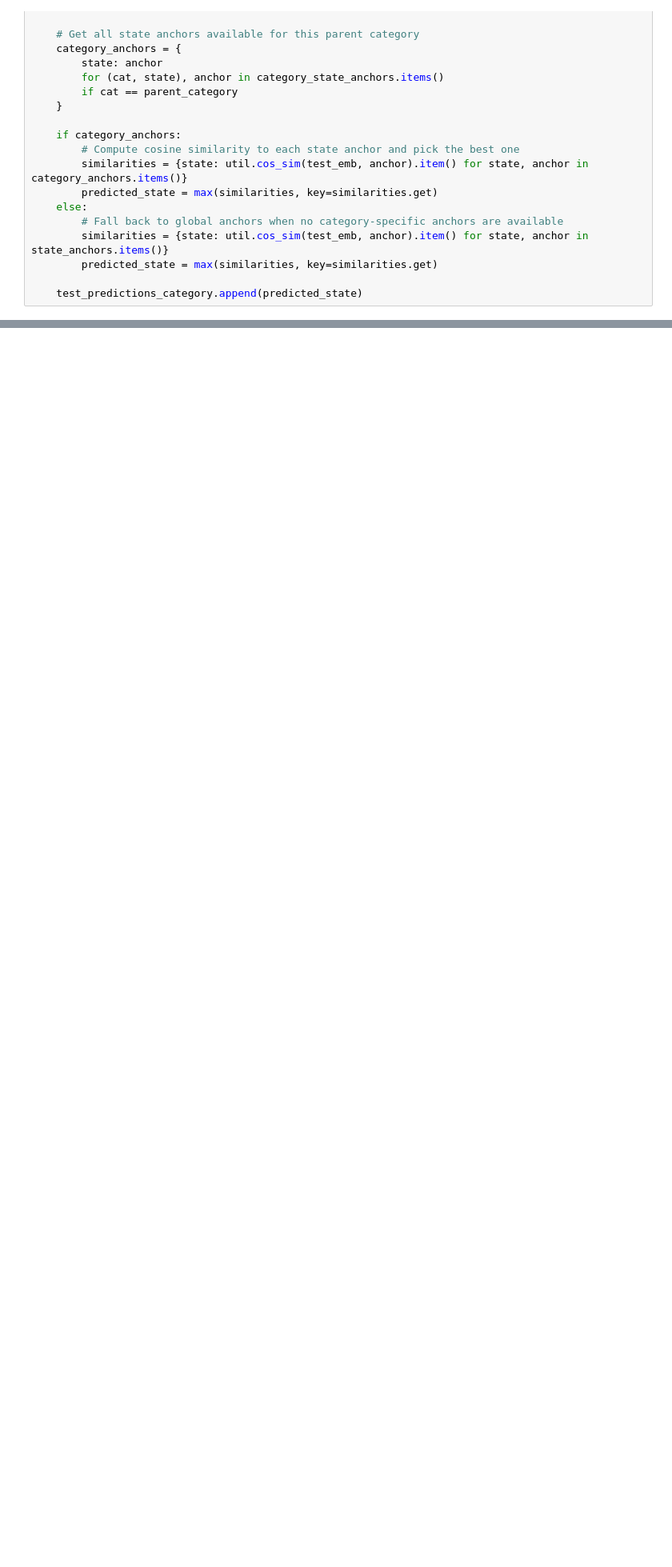
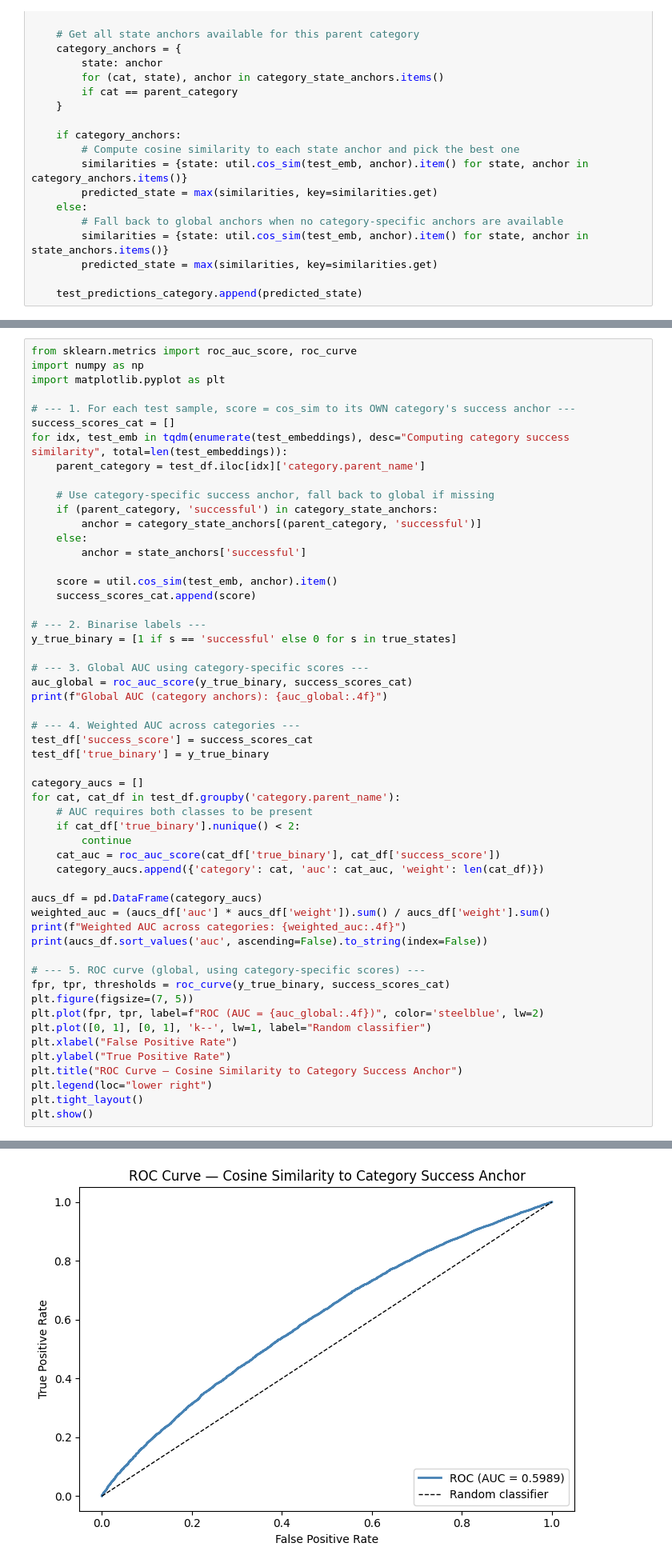
Before and after one commit to louismartino/TA_Group-Project, a Jupyter notebook: baseline/anchor_embeddings.ipynb, the cells around one changed output, grey strips where cells are left out. Shown at 80% size. Drawn from its saved outputs; the diff is of its cells as text; blank space fills up the shorter version.

```diff
--- a/baseline/anchor_embeddings.ipynb
+++ b/baseline/anchor_embeddings.ipynb
@@ -250,3 +281,58 @@ print(f"Global Weighted F1 Score: {global_weighted_f1:.4f}")
 # %% [output]
 Global Weighted Accuracy: 0.6692
 Global Weighted F1 Score: 0.6806
+# %%
+from sklearn.metrics import roc_auc_score, roc_curve
+import numpy as np
+import matplotlib.pyplot as plt
+
+# --- 1. For each test sample, score = cos_sim to its OWN category's success anchor ---
+success_scores_cat = []
+for idx, test_emb in tqdm(enumerate(test_embeddings), desc="Computing category success similarity", total=len(test_embeddings)):
+    parent_category = test_df.iloc[idx]['category.parent_name']
+
+    # Use category-specific success anchor, fall back to global if missing
+    if (parent_category, 'successful') in category_state_anchors:
+        anchor = category_state_anchors[(parent_category, 'successful')]
+    else:
+        anchor = state_anchors['successful']
+
+    score = util.cos_sim(test_emb, anchor).item()
+    success_scores_cat.append(score)
+
+# --- 2. Binarise labels ---
+y_true_binary = [1 if s == 'successful' else 0 for s in true_states]
+
+# --- 3. Global AUC using category-specific scores ---
+auc_global = roc_auc_score(y_true_binary, success_scores_cat)
+print(f"Global AUC (category anchors): {auc_global:.4f}")
+
+# --- 4. Weighted AUC across categories ---
+test_df['success_score'] = success_scores_cat
+test_df['true_binary'] = y_true_binary
+
+category_aucs = []
+for cat, cat_df in test_df.groupby('category.parent_name'):
+    # AUC requires both classes to be present
+    if cat_df['true_binary'].nunique() < 2:
+        continue
+    cat_auc = roc_auc_score(cat_df['true_binary'], cat_df['success_score'])
+    category_aucs.append({'category': cat, 'auc': cat_auc, 'weight': len(cat_df)})
+
+aucs_df = pd.DataFrame(category_aucs)
+weighted_auc = (aucs_df['auc'] * aucs_df['weight']).sum() / aucs_df['weight'].sum()
+print(f"Weighted AUC across categories: {weighted_auc:.4f}")
+print(aucs_df.sort_values('auc', ascending=False).to_string(index=False))
+
+# --- 5. ROC curve (global, using category-specific scores) ---
+fpr, tpr, thresholds = roc_curve(y_true_binary, success_scores_cat)
+plt.figure(figsize=(7, 5))
+plt.plot(fpr, tpr, label=f"ROC (AUC = {auc_global:.4f})", color='steelblue', lw=2)
+plt.plot([0, 1], [0, 1], 'k--', lw=1, label="Random classifier")
+plt.xlabel("False Positive Rate")
+plt.ylabel("True Positive Rate")
+plt.title("ROC Curve — Cosine Similarity to Category Success Anchor")
+plt.legend(loc="lower right")
+plt.tight_layout()
+plt.show()
+# %% [output]
@@ -252,0 +357 @@ Global Weighted F1 Score: 0.6806
+[figure, added]
```
Also changed, not shown: parts of 4 cells of this notebook.
